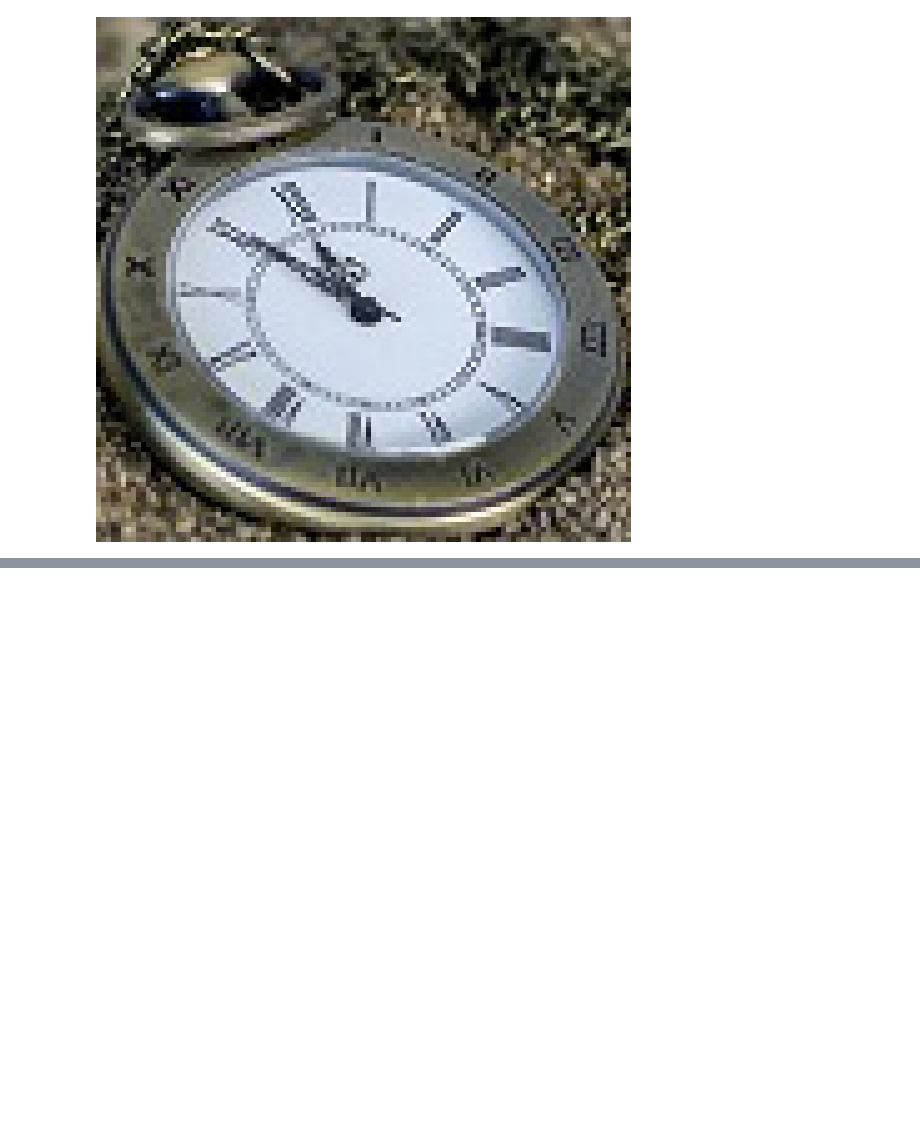
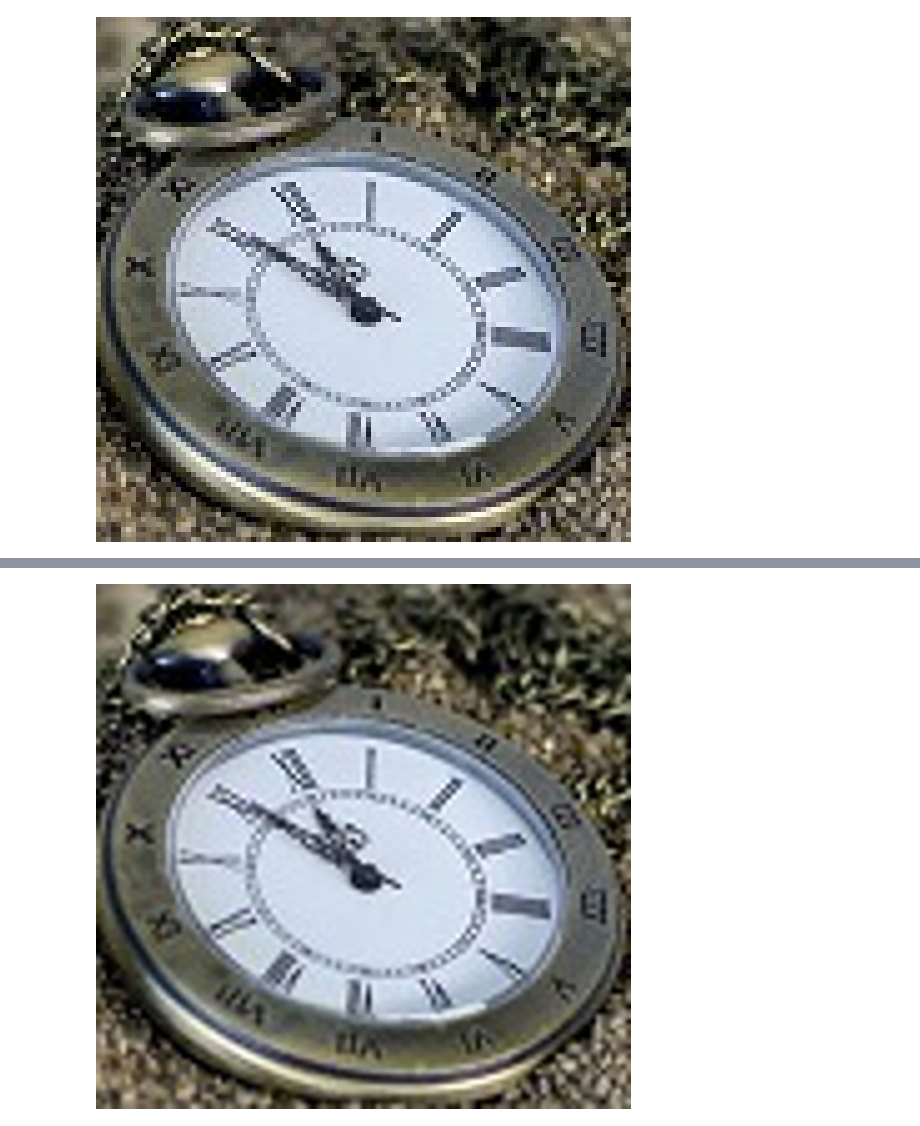
Before and after one commit to damiansp/completePython, a Jupyter notebook: image_processing/hands_on/03_sampling_fourier_and_convolution/01_image_formation_sampling_and_quantization.py.ipynb, the cells around one changed output, grey strips where cells are left out. Saved outputs shown, nothing was run; the diff lists cells and outputs as text; code cells hidden in the pictures; blank space fills up the shorter version.

```diff
--- a/image_processing/hands_on/03_sampling_fourier_and_convolution/01_image_formation_sampling_and_quantization.py.ipynb
+++ b/image_processing/hands_on/03_sampling_fourier_and_convolution/01_image_formation_sampling_and_quantization.py.ipynb
@@ -28,0 +34,5 @@ im1 # very pixelated
+# %%
+im3 = im.resize((im.width * 5, im.height * 5), Image.BICUBIC)
+im3
+# %% [output]
+[figure, added]
```
Also changed, not shown: parts of 1 cell of this notebook.
